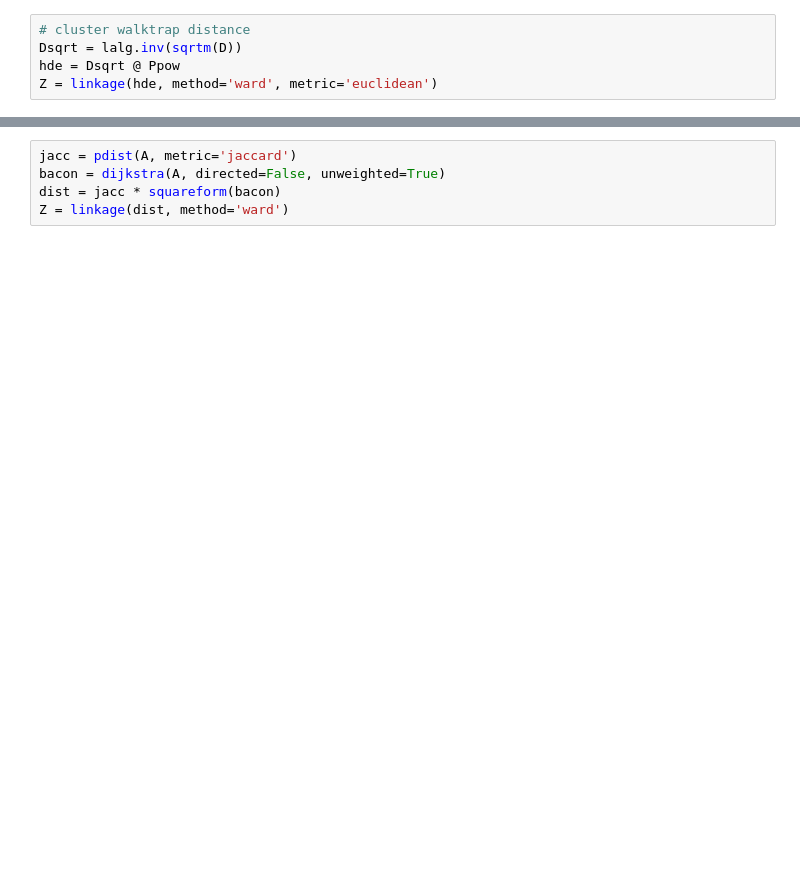
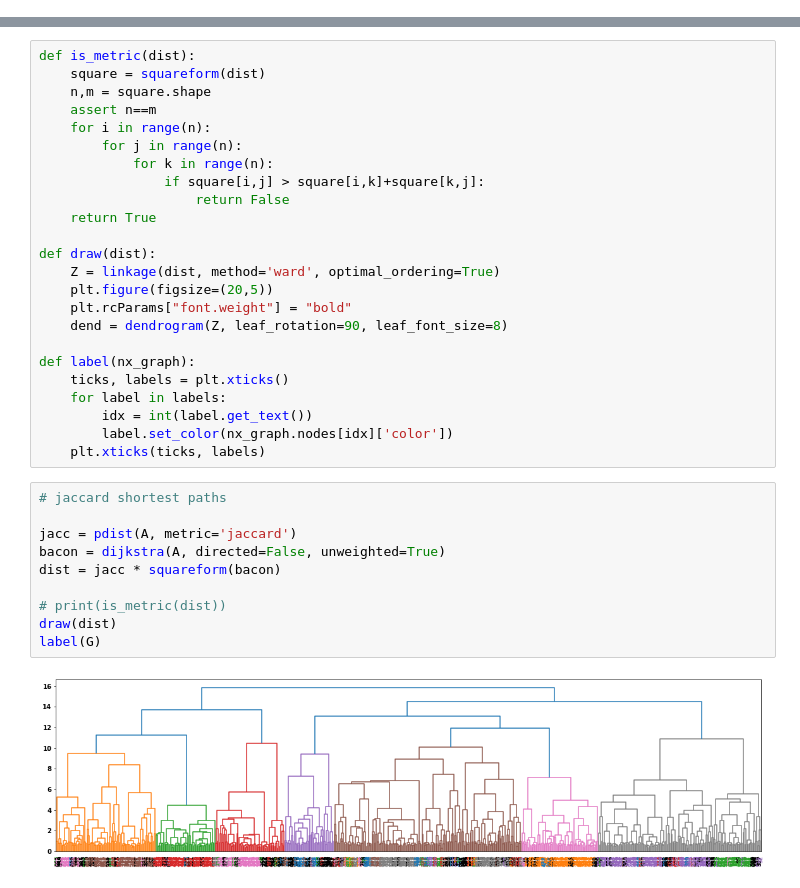
Before and after one commit to jxz12/MyFirstThesis, a Jupyter notebook: code/randomwalk.ipynb, the cells around one changed output, grey strips where cells are left out. Saved outputs shown, nothing was run; the diff lists cells and outputs as text; blank space fills up the shorter version.

```diff
--- a/code/randomwalk.ipynb
+++ b/code/randomwalk.ipynb
@@ -46,5 +19,0 @@ Ppow = lalg.matrix_power(P, steps)
-# %%
-# cluster walktrap distance
-Dsqrt = lalg.inv(sqrtm(D))
-hde = Dsqrt @ Ppow
-Z = linkage(hde, method='ward', metric='euclidean')
@@ -51,5 +88,36 @@ Z = linkage(hde, method='ward', metric='euclidean')
+# %%
+def is_metric(dist):
+    square = squareform(dist)
+    n,m = square.shape
+    assert n==m
+    for i in range(n):
+        for j in range(n):
+            for k in range(n):
+                if square[i,j] > square[i,k]+square[k,j]:
+                    return False
+    return True
+
+def draw(dist):
+    Z = linkage(dist, method='ward', optimal_ordering=True)
+    plt.figure(figsize=(20,5))
+    plt.rcParams["font.weight"] = "bold"
+    dend = dendrogram(Z, leaf_rotation=90, leaf_font_size=8)
+
+def label(nx_graph):
+    ticks, labels = plt.xticks()
+    for label in labels:
+        idx = int(label.get_text())
+        label.set_color(nx_graph.nodes[idx]['color'])
+    plt.xticks(ticks, labels)
 # %%
+# jaccard shortest paths
+
 jacc = pdist(A, metric='jaccard')
 bacon = dijkstra(A, directed=False, unweighted=True)
 dist = jacc * squareform(bacon)
-Z = linkage(dist, method='ward')
+
+# print(is_metric(dist))
+draw(dist)
+label(G)
+# %% [output]
+[figure, added]
```
Also changed, not shown: parts of 16 cells of this notebook, 4 other files.
